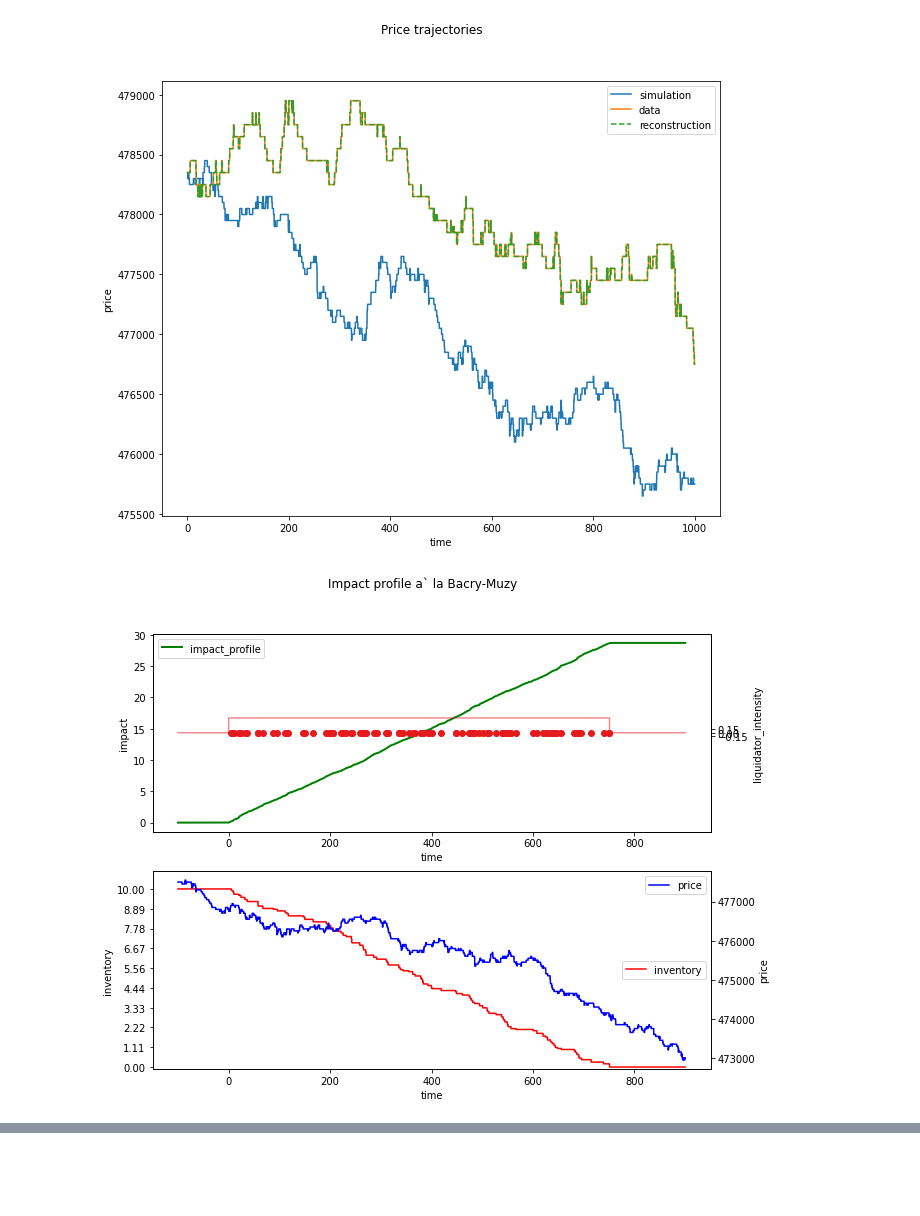
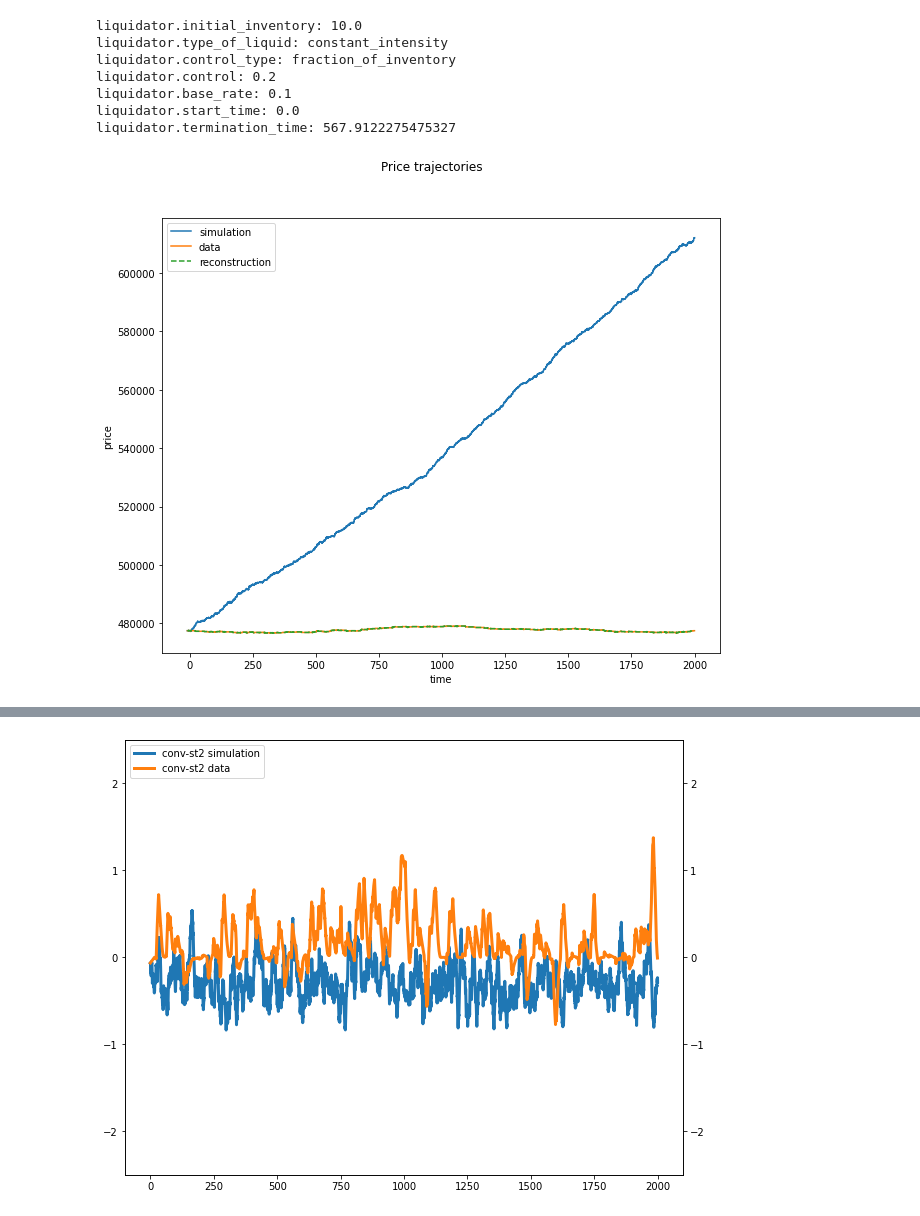
Before and after one commit to claudio-ICL/pipest, a Jupyter notebook: pipest/impact/models/explore_models.ipynb, the cells around one changed output, grey strips where cells are left out. Cells and saved outputs as stored; diff of their text form; code cells hidden in the pictures; blank space fills up the shorter version.

```diff
--- a/pipest/impact/models/explore_models.ipynb
+++ b/pipest/impact/models/explore_models.ipynb
@@ -130,8 +239,46 @@ liquidator.termination_time: 750.6981268130198
-# %%
-model.plot_price_trajectories(T=1000)
-# %% [output]
-[figure, removed]
-# %%
-model.plot_bm_impact_profile(time_start=-100.0, time_end=900)
-# %% [output]
-[figure, removed]
+# %%
+model.liquidator.print_info()
+model.plot_price_trajectories(t0=-10.0, t1=400.0)
+model.plot_bm_impact_profile()
+model.data.observed_2Dstates=model.data.state_enc.produce_2Dstates(model.data.observed_states)
+model.data.observed_history_weighted_queueimb=computation.history_of_weighted_queueimb(
+    model.data.observed_2Dstates[:,1], model.data.observed_times, dt=20.0
+)
+model.simulated_history_weighted_queueimb=computation.history_of_weighted_queueimb(
+    model.simulated_2Dstates[:,1], model.simulated_times, dt=20.0
+)
+plot_tools.plot_queue_imbalance(model, t0=000.0, t1=1000.0)
+# %%
+idx='{}_sdhawkes_{}_{}_sym_bm0'.format(symbol, date, time_window)
+model.liquidator=model.archive[idx]['liquidator']
+model.simulated_times=model.archive[idx]['simulated_times']
+model.simulated_events=model.archive[idx]['simulated_events']
+model.simulated_states=model.archive[idx]['simulated_states']
+model.simulated_intensities=model.archive[idx]['simulated_intensities']
+model.store_2Dstates()
+model.store_price_trajectory(type_of_input='simulated', initial_price=model.data.mid_price.iloc[0,1],
+                             ticksize=model.data.ticksize)
+
+model.liquidator.print_info()
+
+model.plot_price_trajectories(t0=-10.0, t1=2000.0)
+
+model.plot_bm_impact_profile()
+
+model.data.observed_2Dstates=model.data.state_enc.produce_2Dstates(model.data.observed_states)
+model.data.observed_history_weighted_queueimb=computation.history_of_weighted_queueimb(
+    model.data.observed_2Dstates[:,1], model.data.observed_times, dt=20.0
+)
+model.simulated_history_weighted_queueimb=computation.history_of_weighted_queueimb(
+    model.simulated_2Dstates[:,1], model.simulated_times, dt=20.0
+)
+plot_tools.plot_queue_imbalance(model, t0=000.0, t1=2000.0)
+# %% [output]
+liquidator.initial_inventory: 10.0
+liquidator.type_of_liquid: constant_intensity
+liquidator.control_type: fraction_of_inventory
+liquidator.control: 0.2
+liquidator.base_rate: 0.1
+liquidator.start_time: 0.0
+liquidator.termination_time: 567.9122275475327
+[figure, added]
@@ -137,0 +286 @@ model.plot_bm_impact_profile(time_start=-100.0, time_end=900)
+[figure, added]
```
Also changed, not shown: parts of 25 cells of this notebook, 8 other files.
